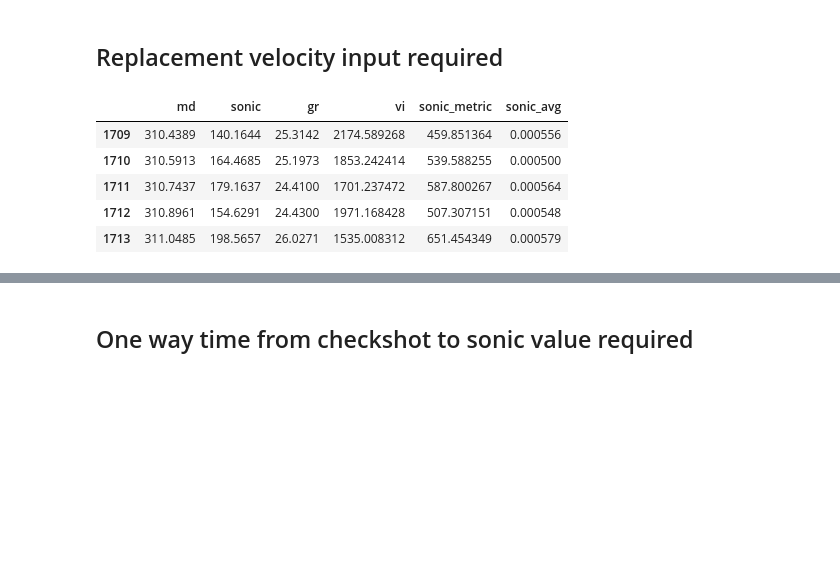
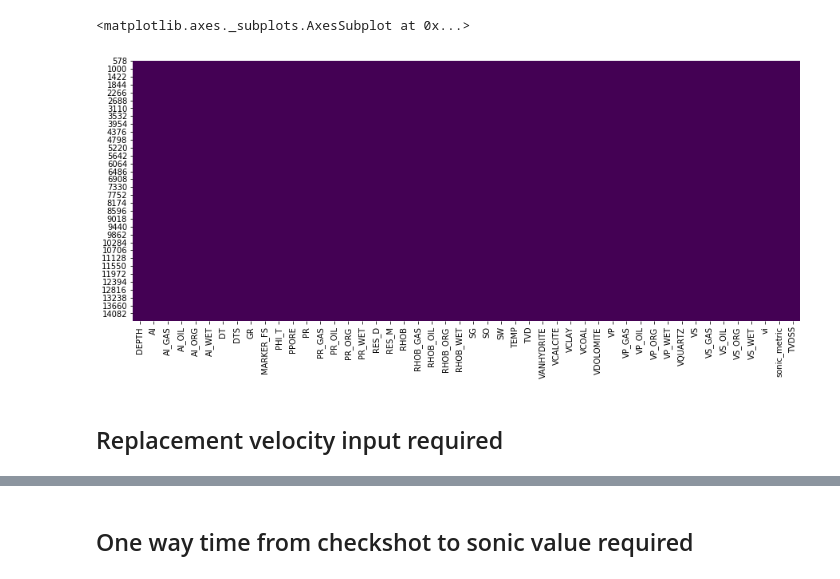
Before and after one commit to ABDunbar/NPD-Well-Velocity-Integration, a Jupyter notebook: m172.ipynb, the cells around one changed output, grey strips where cells are left out. Saved outputs shown, nothing was run; the diff lists cells and outputs as text; code cells hidden in the pictures; blank space fills up the shorter version.

```diff
--- a/m172.ipynb
+++ b/m172.ipynb
@@ -44,0 +73,4 @@ data.curves.items
+# %%
+df = df.dropna(thresh=1000, axis=1) # keep columns that have more than 1000
+# %%
+df = df.drop(['CALI', 'NPHI'], axis=1)
@@ -45,14 +79,11 @@ data.curves.items
+# %%
+plt.figure(figsize=(15,6))
+sns.heatmap(df.isnull(), cmap='viridis', cbar=False)
+# %% [output]
+<matplotlib.axes._subplots.AxesSubplot at 0x...>
+[figure, added]
 # %% [markdown]
 ## Replacement velocity input required
 # %%
-replacement_velocity = 1800
 df['sonic_avg'] = (df.sonic_metric.shift(1) + df.sonic_metric) / 2000000
-df.sonic_avg.iloc[0] = 1 / replacement_velocity # Replacement velocity
-df.head()
+df.sonic_avg.iloc[0] = 1 / log_start_comb_vel # Replacement velocity
-# %% [output]
-|  | md | sonic | gr | vi | sonic_metric | sonic_avg |
-| 1709 | 310.4389 | 140.1644 | 25.3142 | 2174.589268 | 459.851364 | 0.000556 |
-| 1710 | 310.5913 | 164.4685 | 25.1973 | 1853.242414 | 539.588255 | 0.000500 |
-| 1711 | 310.7437 | 179.1637 | 24.4100 | 1701.237472 | 587.800267 | 0.000564 |
-| 1712 | 310.8961 | 154.6291 | 24.4300 | 1971.168428 | 507.307151 | 0.000548 |
-| 1713 | 311.0485 | 198.5657 | 26.0271 | 1535.008312 | 651.454349 | 0.000579 |
```
Also changed, not shown: parts of 26 cells of this notebook, 1 other file.
